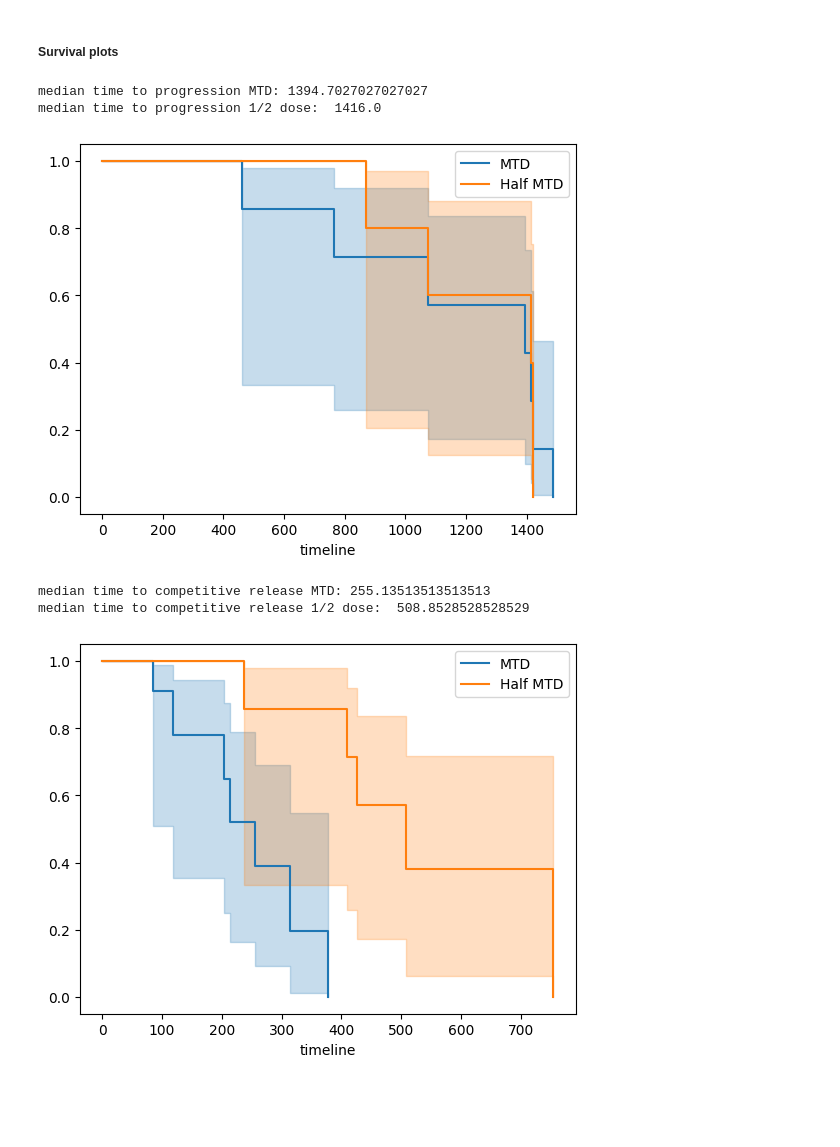
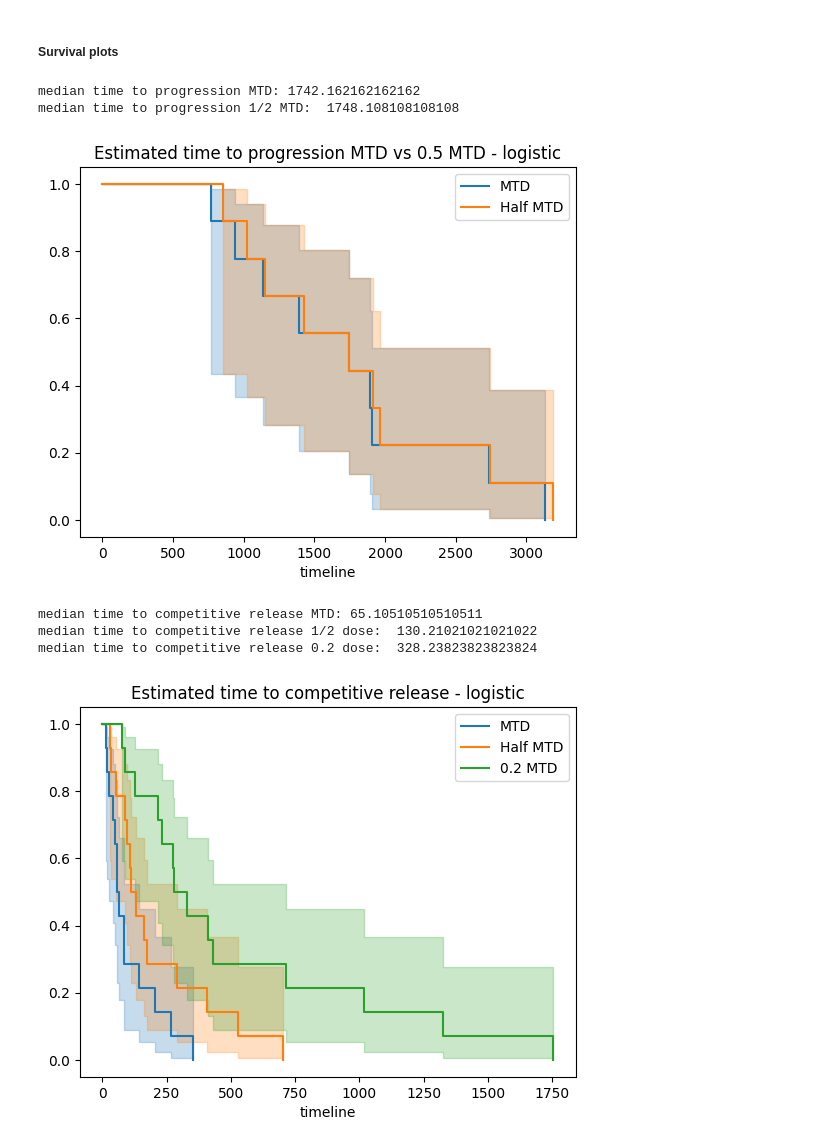
Before and after one commit to hkailas/Erlotinib, a Jupyter notebook: Erlotinib_predictions.ipynb, the cells around one changed output. Drawn from its saved outputs; the diff is of its cells as text; code cells hidden in the pictures; blank space fills up the shorter version.

```diff
--- a/Erlotinib_predictions.ipynb
+++ b/Erlotinib_predictions.ipynb
@@ -72,7 +72,6 @@ def cost_func_logistic(params, time, data):
 # %% [markdown]
 ##### logistic with DE
 # %%
-from scipy.optimize import differential_evolution
 unique_IDs = df.ID.unique()
 master_dictionary = {} # dictionary to store the optimized parameters for each patient
 
@@ -85,8 +84,7 @@ for id in unique_IDs:
 
     print("Working on patient:", id, " Number of data points:", len(days))
     #bounds = [(3e-2, 3e-1), (1.1*max_value, 2*max_value), (1e-2, 1e-1),(0, data[0]) # r, K, kd, spop, rpop
-    bounds = [(5e-3, 3e-1), (1.1*max_value, 2*max_value), (1e-2, 1e-1),(0, data[0]-1e-3)] # r, K, kd, spop0,
-
+    bounds = [(1e-3, 3e-1), (1.1*max_value, 2*max_value), (1e-2, 1e-1),(0, data[0]-1e-3)] # r, K, kd, spop0,
 
     # Use differential_evolution to perform a random search
     opt_result_log = differential_evolution(cost_func_logistic, bounds, args=(days, data))
@@ -156,8 +154,8 @@ for index, id in enumerate(unique_IDs, start=0):
     ax.plot(tspan, pred_data_log.sol(tspan)[0], 'b-', label='Sensitive - Log') # plot logistic model
     ax.plot(tspan, pred_data_log.sol(tspan)[1], 'r-', label='Resistant - Log')
     ax.plot(tspan, sum_pops_log, 'k-', label='Total - Log')
-    ax.set_xlabel('Time')
-    ax.set_ylabel('Population')
+    ax.set_xlabel('Time (days)')
+    ax.set_ylabel('Population mm^3')
     ax.set_title(f'Patient: {id}')
 
 for i in range(index+1, nrows*ncols):
@@ -204,7 +202,7 @@ for index, id in enumerate(unique_IDs, start=0):
 
 # half dose
     optimal_params_half = master_dictionary_copy[id]
-    init_populations_half = [optimal_params_half[3], data[0]-optimal_params_log[3]]
+    init_populations_half = [optimal_params_half[3], data[0]-optimal_params_half[3]]
 
     pred_data_half = solve_ivp(system_ode_logistic, [0,days[-1]],
                             init_populations_half, dense_output=True,
@@ -235,7 +233,11 @@ for i in range(index+1, nrows*ncols):
 legend_elements = [Line2D([0], [0], marker='x', color='k', label='Measured Total', linestyle='None'),
                    Line2D([0], [0], color='b', label='Sensitive - Log'),
                    Line2D([0], [0], color='r', label='Resistant - Log'),
-                   Line2D([0], [0], color='k', linestyle= '-' ,label='Total - Log'),]
+                   Line2D([0], [0], color='k', linestyle= '-' ,label='Total - Log'),
+                    Line2D([0], [0], color='b', linestyle=':', label='Sensitive 1/2 MTD'),
+                   Line2D([0], [0], color='r', linestyle=':', label='Resistant 1/2 MTD'),
+                   Line2D([0], [0], color='k', linestyle= ':' ,label='Total 1/2 MTD'),
+                   ]
 
 fig.legend(handles=legend_elements, loc='upper center', bbox_to_anchor=(0.5, -0.05),
 fancybox=True, shadow=True, ncol=7)
@@ -246,8 +248,14 @@ plt.show()
 # %% [markdown]
 ##### Extending time MTD vs 1/2 MTD logistic
 # %%
+progression_list = []
+progression_half_list = []
+progression_02_list = []
+comp_release_list = []
+comp_release_half_list = []
+comp_release_02_list = []
+
 # Make a deep copy of master_dictionary to change medication parameters in
-
 master_dictionary_copy = copy.deepcopy(master_dictionary) # deep to create a copy that can be changed
 for key in master_dictionary_copy:
     master_dictionary_copy[key][2] *= 0.5
@@ -439,36 +475,56 @@ df_all_progressions
 # %%
 ### survival plots for progression at 1.1*first data point
 Event1 = df_all_progressions["progression_event"]
 Event2 = df_all_progressions["progression_event_half"]
+Event3 = df_all_progressions["progression_event_02"]
+
 kmf = KaplanMeierFitter()
 
 # plot for MTD progression
 kmf.fit(df_all_progressions["progression"],Event1, label='MTD')
 ax = kmf.plot_survival_function()
 print("median time to progression MTD:", kmf.median_survival_time_)
+
 # plot for 1/2 MTD progression
 kmf.fit(df_all_progressions["progression half MTD"], Event2, label='Half MTD')
 ax = kmf.plot_survival_function(ax=ax)
-print("median time to progression 1/2 dose: ",kmf.median_survival_time_)
+ax.set_title("Estimated time to progression MTD vs 0.5 MTD - logistic")
+print("median time to progression 1/2 MTD: ",kmf.median_survival_time_)
+
+# plot for 0.2 MTD progression
+#kmf.fit(df_all_progressions["progression 0.2 MTD"], Event3, label='0.2 MTD')
+#ax = kmf.plot_survival_function(ax=ax)
+#print("median time to progression 0.2 MTD: ",kmf.median_survival_time_)
 # %% [output]
-median time to progression MTD: 1394.7027027027027
-median time to progression 1/2 dose:  1416.0
+median time to progression MTD: 1742.162162162162
+median time to progression 1/2 MTD:  1748.108108108108
-[figure, old version]
+[figure, new version]
 # %%
 ### survival plots for time to competitive release
-Event1 = df_all_progressions["progression_event"]
-Event2 = df_all_progressions["progression_event_half"]
+Event1 = df_all_progressions["cr_event"]
+Event2 = df_all_progressions["cr_event_half"]
+Event3 = df_all_progressions["cr_event_02_MTD"]
+
 kmf = KaplanMeierFitter()
 
 # plot for MTD progression
 kmf.fit(df_all_progressions["competitive release"],Event1, label='MTD')
 ax = kmf.plot_survival_function()
 print("median time to competitive release MTD:", kmf.median_survival_time_)
+
 # plot for 1/2 MTD progression
 kmf.fit(df_all_progressions["competitive release half MTD"], Event2, label='Half MTD')
 ax = kmf.plot_survival_function(ax=ax)
 print("median time to competitive release 1/2 dose: ",kmf.median_survival_time_)
+
+# plot for 0.2 MTD progression
+kmf.fit(df_all_progressions["competitive release 0.2 MTD"], Event3, label='0.2 MTD')
+ax = kmf.plot_survival_function(ax=ax)
+ax.set_title('Estimated time to competitive release - logistic')
+
+print("median time to competitive release 0.2 dose: ",kmf.median_survival_time_)
 # %% [output]
-median time to competitive release MTD: 255.13513513513513
-median time to competitive release 1/2 dose:  508.8528528528529
+median time to competitive release MTD: 65.10510510510511
+median time to competitive release 1/2 dose:  130.21021021021022
+median time to competitive release 0.2 dose:  328.23823823823824
-[figure, old version]
+[figure, new version]
```
Also changed, not shown: parts of 5 cells of this notebook, 4 other files.
